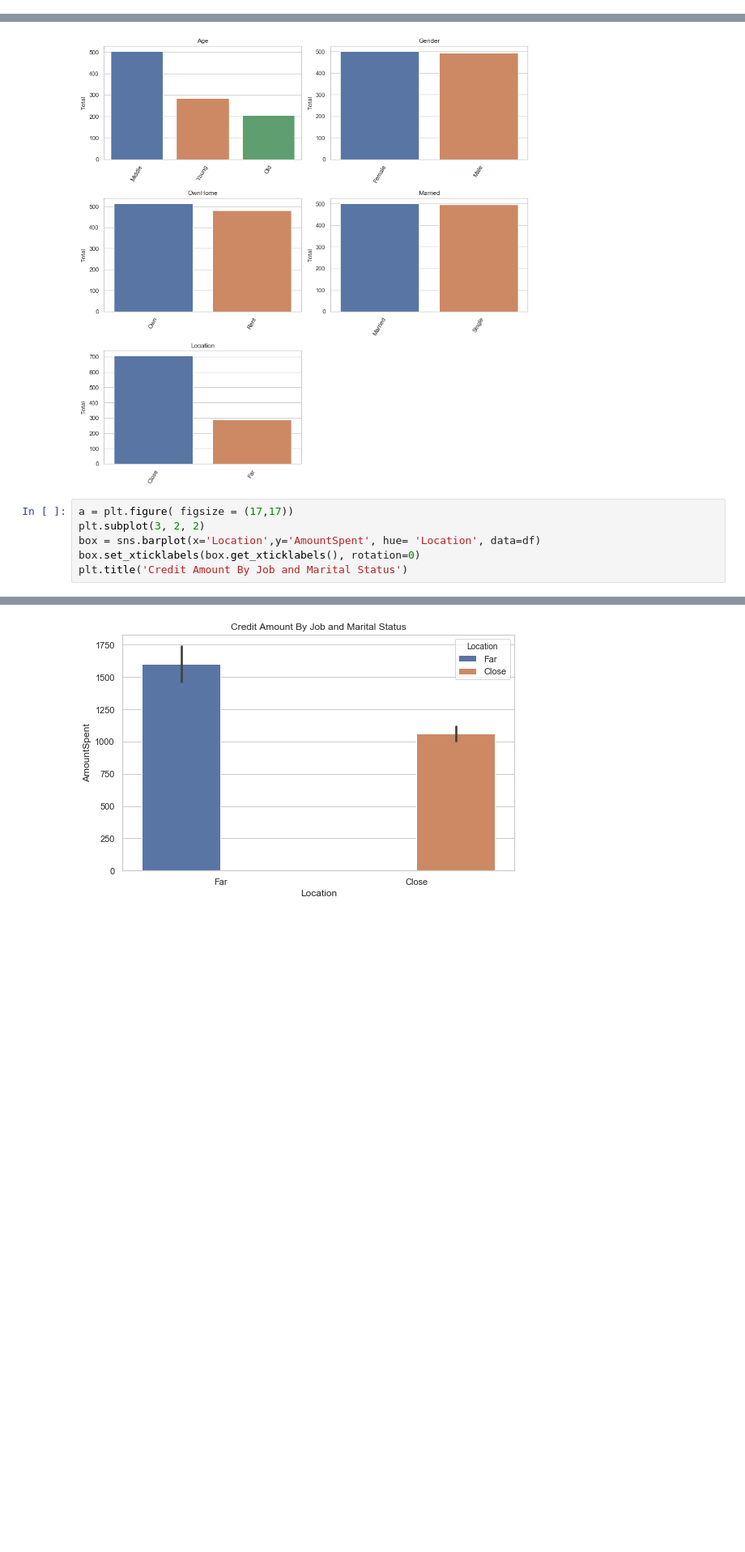
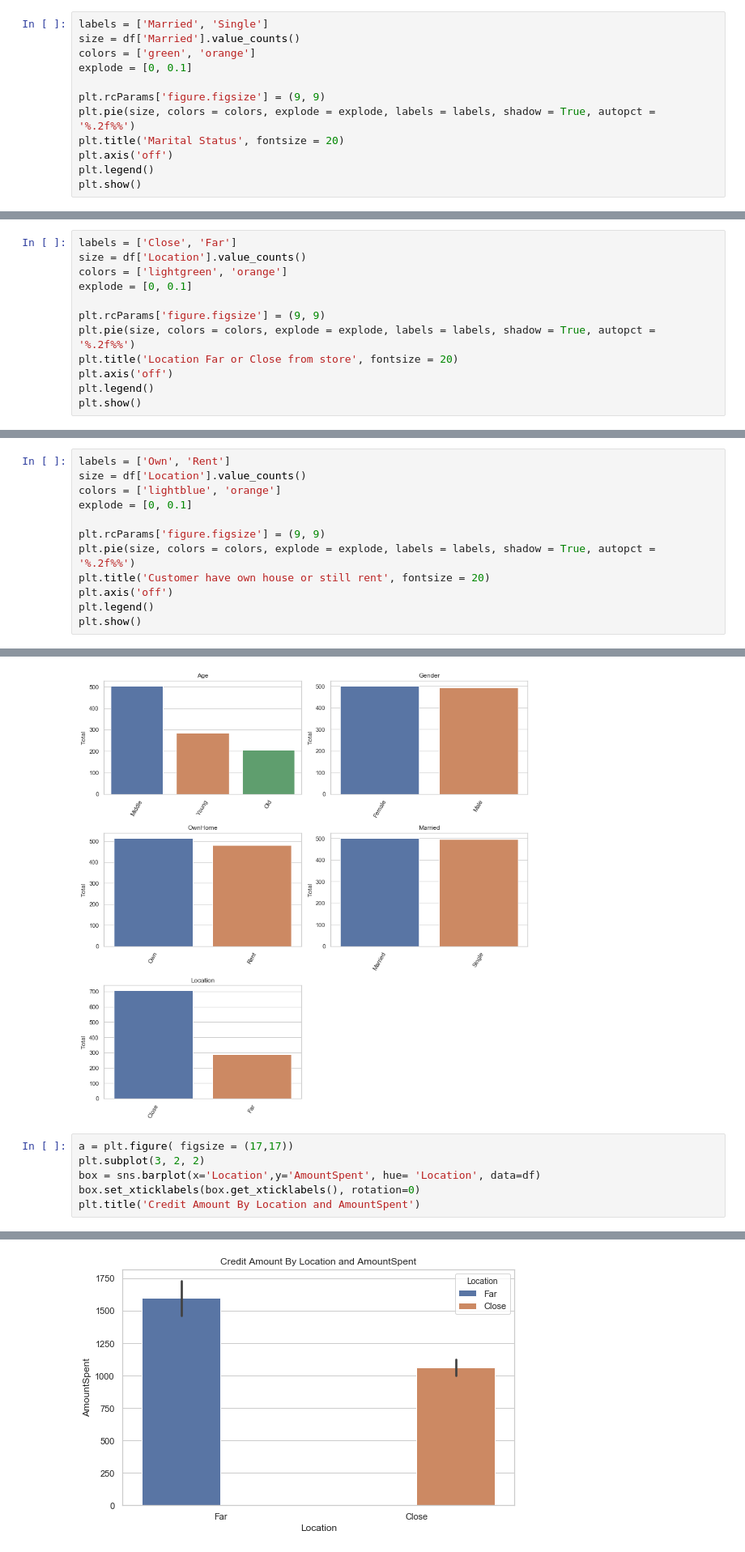
Before and after one commit to PradanaIndra/FinalProject, a Jupyter notebook: FinalProject_Pradana.ipynb, the cells around one changed output, grey strips where cells are left out. Shown at 81% size. Drawn from its saved outputs; the diff is of its cells as text; blank space fills up the shorter version.

```diff
--- a/FinalProject_Pradana.ipynb
+++ b/FinalProject_Pradana.ipynb
@@ -204,0 +223,12 @@ plt.show()
+# %%
+labels = ['Married', 'Single']
+size = df['Married'].value_counts()
+colors = ['green', 'orange']
+explode = [0, 0.1]
+
+plt.rcParams['figure.figsize'] = (9, 9)
+plt.pie(size, colors = colors, explode = explode, labels = labels, shadow = True, autopct = '%.2f%%')
+plt.title('Marital Status', fontsize = 20)
+plt.axis('off')
+plt.legend()
+plt.show()
@@ -204,0 +239,12 @@ plt.show()
+# %%
+labels = ['Close', 'Far']
+size = df['Location'].value_counts()
+colors = ['lightgreen', 'orange']
+explode = [0, 0.1]
+
+plt.rcParams['figure.figsize'] = (9, 9)
+plt.pie(size, colors = colors, explode = explode, labels = labels, shadow = True, autopct = '%.2f%%')
+plt.title('Location Far or Close from store', fontsize = 20)
+plt.axis('off')
+plt.legend()
+plt.show()
@@ -204,0 +255,12 @@ plt.show()
+# %%
+labels = ['Own', 'Rent']
+size = df['Location'].value_counts()
+colors = ['lightblue', 'orange']
+explode = [0, 0.1]
+
+plt.rcParams['figure.figsize'] = (9, 9)
+plt.pie(size, colors = colors, explode = explode, labels = labels, shadow = True, autopct = '%.2f%%')
+plt.title('Customer have own house or still rent', fontsize = 20)
+plt.axis('off')
+plt.legend()
+plt.show()
@@ -275,5 +347,5 @@ a = plt.figure( figsize = (17,17))
 plt.subplot(3, 2, 2)
 box = sns.barplot(x='Location',y='AmountSpent', hue= 'Location', data=df)
 box.set_xticklabels(box.get_xticklabels(), rotation=0)
-plt.title('Credit Amount By Job and Marital Status')
+plt.title('Credit Amount By Location and AmountSpent')
 # %% [output]
@@ -281,4 +353,4 @@ Text(0.5, 1.0, 'Credit Amount By Job and Marital Status')
-[figure, old version]
+[figure, new version]
 # %%
 a = plt.figure( figsize = (17,17))
 
```
Also changed, not shown: parts of 27 cells of this notebook.
